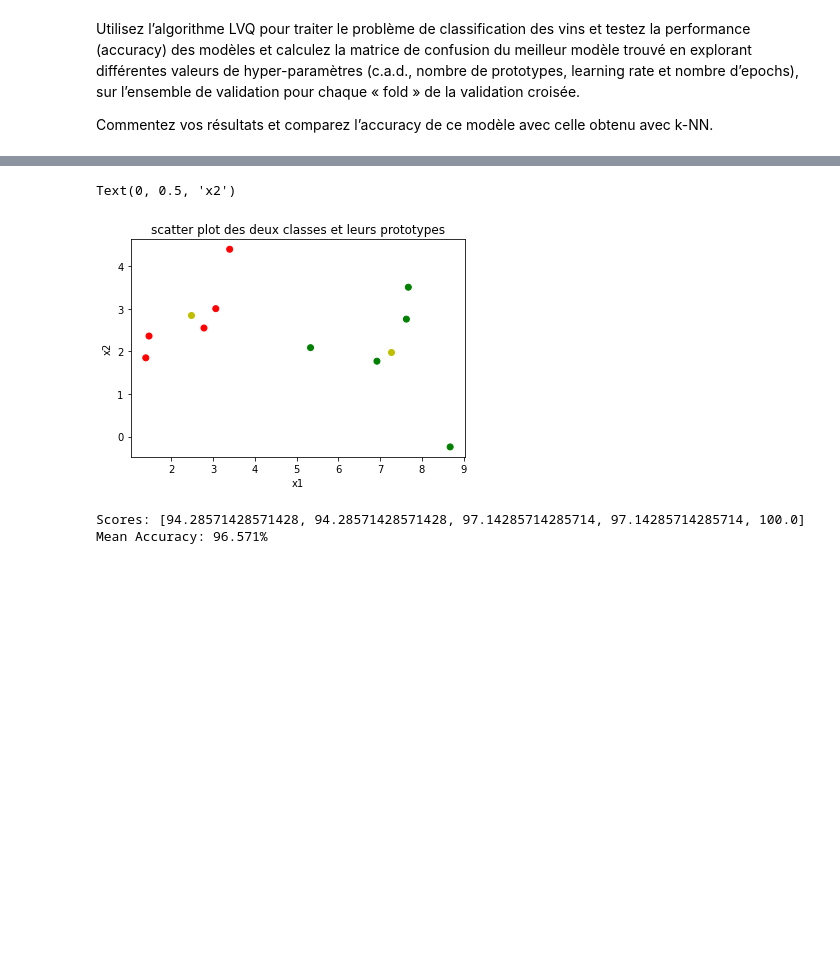
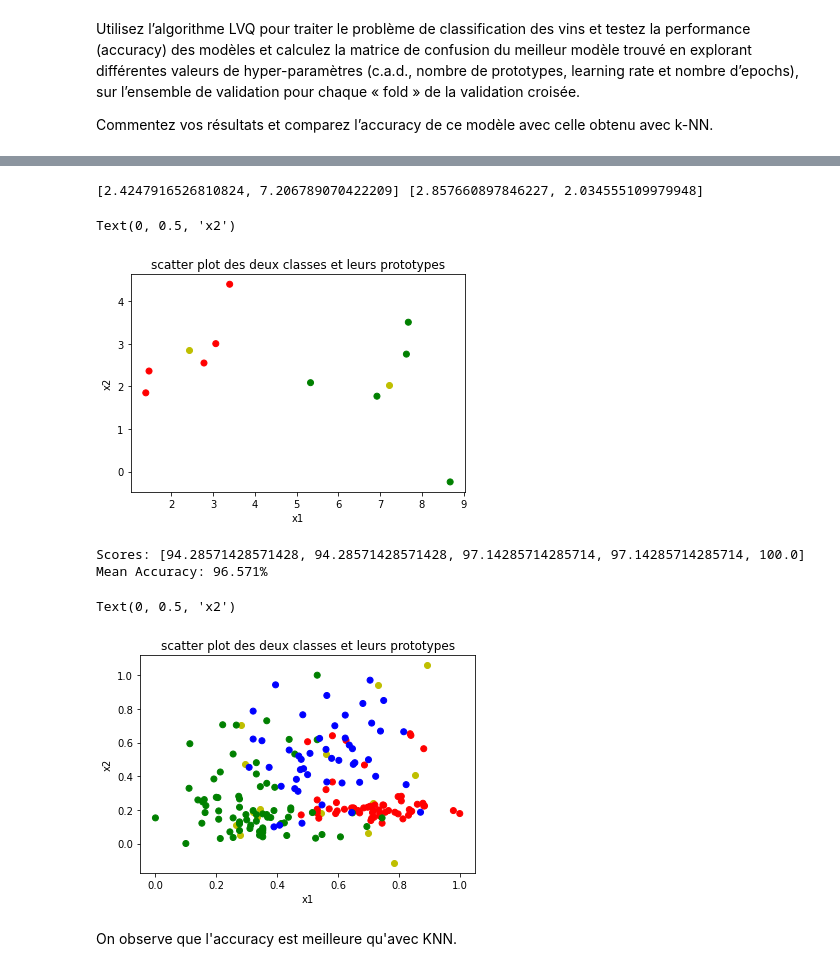
Before and after one commit to heig-vkaelin/isd, a Jupyter notebook: Labo4/Labo4.ipynb, the cells around one changed output, grey strips where cells are left out. Saved outputs shown, nothing was run; the diff lists cells and outputs as text; code cells hidden in the pictures; blank space fills up the shorter version.

Commit message:
feat(labo4). better values for point 2 + start scatter plots of LVQ

```diff
--- a/Labo4/Labo4.ipynb
+++ b/Labo4/Labo4.ipynb
@@ -491,13 +491,17 @@ Codebook: [[2.4592890222711747, 2.8588382128501455, 0], [7.26544855562999, 1.981
 from matplotlib import pyplot as plt
 %matplotlib inline
 colors = ['r','g','b']
+
+print([i[0] for i in codebooks],[j[1] for j in codebooks])
+
 plt.scatter([i[0] for i in codebooks],[j[1] for j in codebooks],c='y')
 plt.scatter([i[0] for i in dataset],[j[1] for j in dataset],c=[colors[k[2]] for k in dataset])
 plt.title("scatter plot des deux classes et leurs prototypes")
 plt.xlabel("x1")
 plt.ylabel("x2")
 # %% [output]
-Text(0, 0.5, 'x2')
+[2.4247916526810824, 7.206789070422209] [2.857660897846227, 2.034555109979948]
+Text(0, 0.5, 'x2')
 [figure]
 # %%
 # LVQ for the Ionosphere Dataset
@@ -656,11 +625,25 @@ print('Mean Accuracy: %.3f%%' % (sum(scores)/float(len(scores))))
 Scores: [94.28571428571428, 94.28571428571428, 97.14285714285714, 97.14285714285714, 100.0]
 Mean Accuracy: 96.571%
 # %%
-from matplotlib import pyplot as plt
+colors = ['r','g','b']
+
+#[print(colors[round(k[-1])]) for k in dataset.values.tolist()]
+
+#print(all_codebooks[0])
+
+#[print(i[0]) for i in all_codebooks[0]]
+#print("...................................")
+#[print(j[1]) for j in all_codebooks[0]]
+
 %matplotlib inline
-colors = ['r','g','b']
-plt.scatter([i[0] for i in codebooks],[j[1] for j in codebooks],c='y')
-plt.scatter([i[0] for i in dataset],[j[1] for j in dataset],c=[colors[k[2]] for k in dataset])
+
+plt.scatter([i[0] for i in all_codebooks[0]],[j[1] for j in all_codebooks[0]],c='y')
+plt.scatter([i[0] for i in dataset.values.tolist()],[j[1] for j in dataset.values.tolist()],c=[colors[round(k[-1]) - 1] for k in dataset.values.tolist()])
 plt.title("scatter plot des deux classes et leurs prototypes")
 plt.xlabel("x1")
 plt.ylabel("x2")
+# %% [output]
+Text(0, 0.5, 'x2')
+[figure, added]
+# %% [markdown]
+On observe que l'accuracy est meilleure qu'avec KNN.
```
Also changed, not shown: parts of 5 cells of this notebook.
